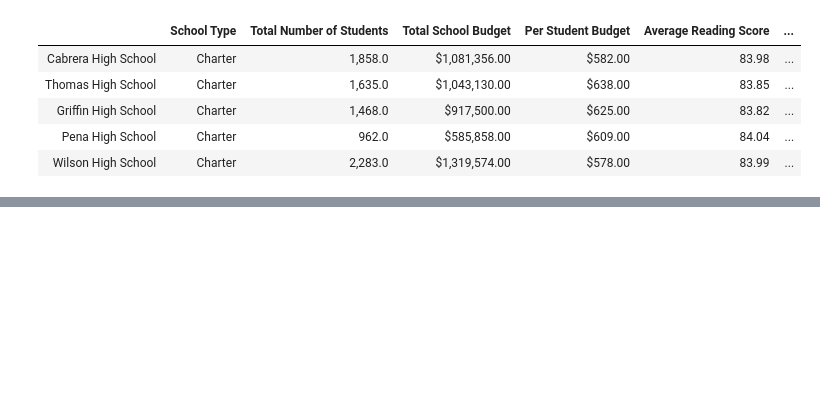
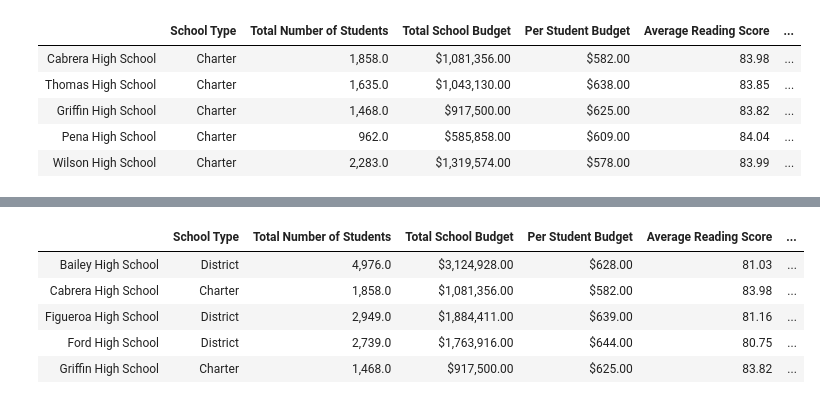
Before and after one commit to erikarberry/pandas-challenge, a Jupyter notebook: PyCitySchools/PyCitySchools.ipynb, the cells around one changed output, grey strips where cells are left out. Cells and saved outputs as stored; diff of their text form; code cells hidden in the pictures; blank space fills up the shorter version.

```diff
--- a/PyCitySchools/PyCitySchools.ipynb
+++ b/PyCitySchools/PyCitySchools.ipynb
@@ -368,7 +368,7 @@ Wright High School       94.972222
 Name: % Overall Passing, dtype: float64
 # %%
 # School Summary DataFrame
-school_summary = pd.DataFrame({"School Type": school_type,
+groupedby_school_summary = pd.DataFrame({"School Type": school_type,
                                "Total Number of Students": school_ADM,
                                "Total School Budget": school_budget,
                                "Per Student Budget": school_budget_pp,
@@ -378,16 +378,16 @@ school_summary = pd.DataFrame({"School Type": school_type,
                                "% Passing Math": round(school_percent_passing_math, 2),
                                "% Overall Passing": round(school_percent_passing_overall, 2)})
 # Format Table
-school_summary["Total Number of Students"] = school_summary["Total Number of Students"].astype(float).map("{:,}".format)
-school_summary["Total School Budget"] = school_summary["Total School Budget"].astype(float).map("${:,.2f}".format)
-school_summary["Per Student Budget"] = school_summary["Per Student Budget"].astype(float).map("${:,.2f}".format)
-school_summary["% Passing Reading"] = school_summary["% Passing Reading"].astype(float).map("{:,.2f}%".format)
-school_summary["% Passing Math"] = school_summary["% Passing Math"].astype(float).map("{:,.2f}%".format)
-school_summary["% Overall Passing"] = school_summary["% Overall Passing"].astype(float).map("{:,.2f}%".format)
+groupedby_school_summary["Total Number of Students"] = groupedby_school_summary["Total Number of Students"].astype(float).map("{:,}".format)
+groupedby_school_summary["Total School Budget"] = groupedby_school_summary["Total School Budget"].astype(float).map("${:,.2f}".format)
+groupedby_school_summary["Per Student Budget"] = groupedby_school_summary["Per Student Budget"].astype(float).map("${:,.2f}".format)
+groupedby_school_summary["% Passing Reading"] = groupedby_school_summary["% Passing Reading"].astype(float).map("{:,.2f}%".format)
+groupedby_school_summary["% Passing Math"] = groupedby_school_summary["% Passing Math"].astype(float).map("{:,.2f}%".format)
+groupedby_school_summary["% Overall Passing"] = groupedby_school_summary["% Overall Passing"].astype(float).map("{:,.2f}%".format)
 
 
 # Display
-school_summary
+groupedby_school_summary
 # %% [output]
 |  | School Type | Total Number of Students | Total School Budget | Per Student Budget | Average Reading Score | ... |
 | Bailey High School | District | 4,976.0 | $3,124,928.00 | $628.00 | 81.03 | ... |
@@ -429,0 +498,10 @@ lp_five_schools.head()
+# %%
+# Create a table that breaks down school performances based on average Spending Ranges (Per Student).
+# Find min and max of per-pupil spending to get parameters for the bin
+print(school_summary["Per Student Budget"].max())
+print(school_summary["Per Student Budget"].min())
+
+# Create bins in which to place values, then create labels for the bins
+bins = [0, 585, 615, 645, 675]
+group_labels = ["<$585", "$585-615", "$615-645", "$645-675"]
+pd.cut(school_summary_df["Per Student Budget"], bins, labels=group_labels)
@@ -429,0 +528,11 @@ lp_five_schools.head()
+# %%
+#Add Budget Range Per Student to dataframe
+school_summary["Budget Range Per Student"] = pd.cut(school_summary_df["Per Student Budget"], bins, labels=group_labels)
+school_summary.head()
+# %% [output]
+|  | School Type | Total Number of Students | Total School Budget | Per Student Budget | Average Reading Score | ... |
+| Bailey High School | District | 4,976.0 | $3,124,928.00 | $628.00 | 81.03 | ... |
+| Cabrera High School | Charter | 1,858.0 | $1,081,356.00 | $582.00 | 83.98 | ... |
+| Figueroa High School | District | 2,949.0 | $1,884,411.00 | $639.00 | 81.16 | ... |
+| Ford High School | District | 2,739.0 | $1,763,916.00 | $644.00 | 80.75 | ... |
+| Griffin High School | Charter | 1,468.0 | $917,500.00 | $625.00 | 83.82 | ... |
```
Also changed, not shown: parts of 10 cells of this notebook.
